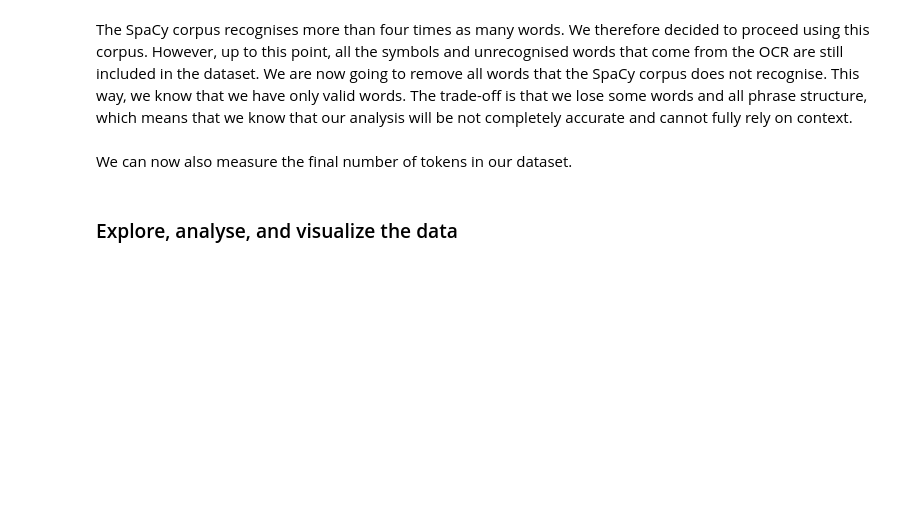
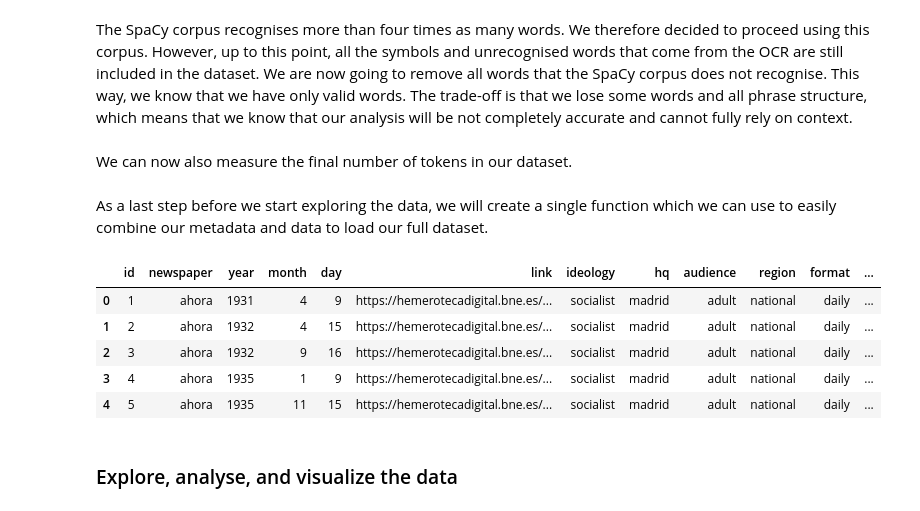
Before and after one commit to pilyu/Collecting-Data-, a Jupyter notebook: Collecting Data Group 6.ipynb, the cells around one changed output. Cells and saved outputs as stored; diff of their text form; code cells hidden in the pictures; blank space fills up the shorter version.

Commit message:
add editions_loader function to load full dataset

```diff
--- a/Collecting Data Group 6.ipynb
+++ b/Collecting Data Group 6.ipynb
@@ -168,6 +168,30 @@ for filename in glob('texts/*.txt'):
             fp.write(f'{item} ')
 # %% [markdown]
 We can now also measure the final number of tokens in our dataset.
+# %% [markdown]
+As a last step before we start exploring the data, we will create a single function which we can use to easily combine our metadata and data to load our full dataset.
+# %%
+def text_reader(id):
+    with open('./texts_clean/' + str(id) + '.txt', "r", encoding = "utf8") as file:
+        text = file.read()
+    return(text)
+
+def editions_loader():
+    editions = pd.read_csv('./editions.csv')
+    newspapers = pd.read_csv('./newspapers.csv')
+    editions = editions.merge(newspapers, on = "newspaper")
+    editions['text'] = editions['id'].apply(text_reader)
+    return editions
+
+editions = editions_loader()
+editions.head()
+# %% [output]
+|  | id | newspaper | year | month | day | link | ideology | hq | audience | region | format | ... |
+| 0 | 1 | ahora | 1931 | 4 | 9 | https://hemerotecadigital.bne.es/... | socialist | madrid | adult | national | daily | ... |
+| 1 | 2 | ahora | 1932 | 4 | 15 | https://hemerotecadigital.bne.es/... | socialist | madrid | adult | national | daily | ... |
+| 2 | 3 | ahora | 1932 | 9 | 16 | https://hemerotecadigital.bne.es/... | socialist | madrid | adult | national | daily | ... |
+| 3 | 4 | ahora | 1935 | 1 | 9 | https://hemerotecadigital.bne.es/... | socialist | madrid | adult | national | daily | ... |
+| 4 | 5 | ahora | 1935 | 11 | 15 | https://hemerotecadigital.bne.es/... | socialist | madrid | adult | national | daily | ... |
 # %% [markdown]
 ### Explore, analyse, and visualize the data
 # %% [markdown]
```
Also changed, not shown: parts of 5 cells of this notebook.
